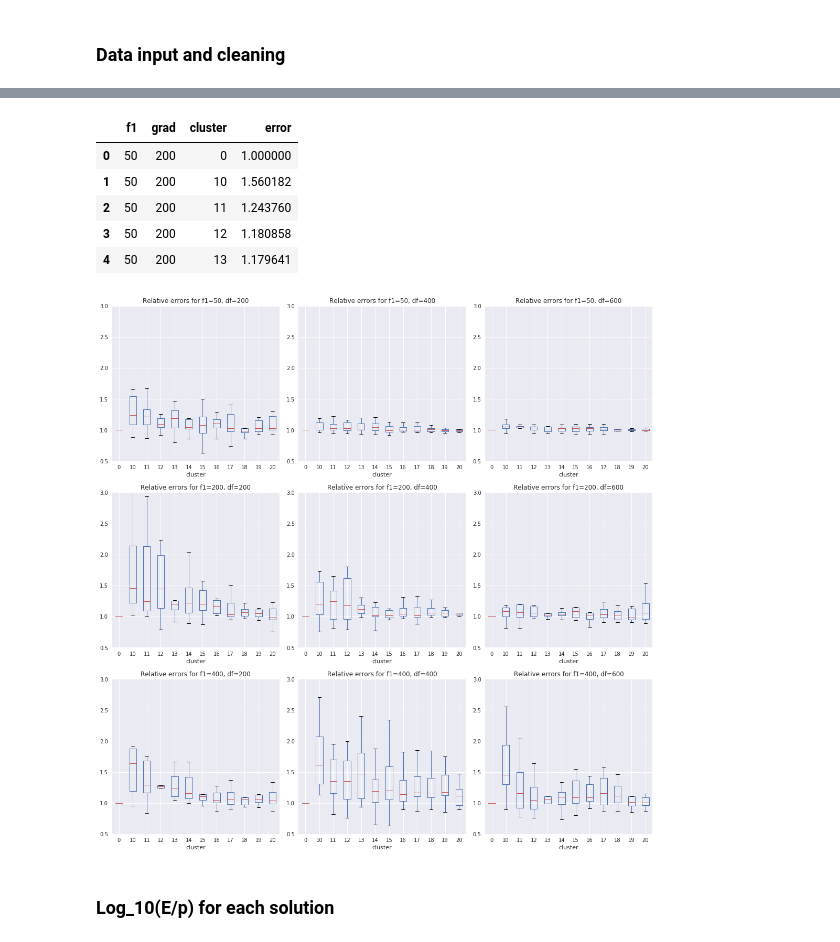
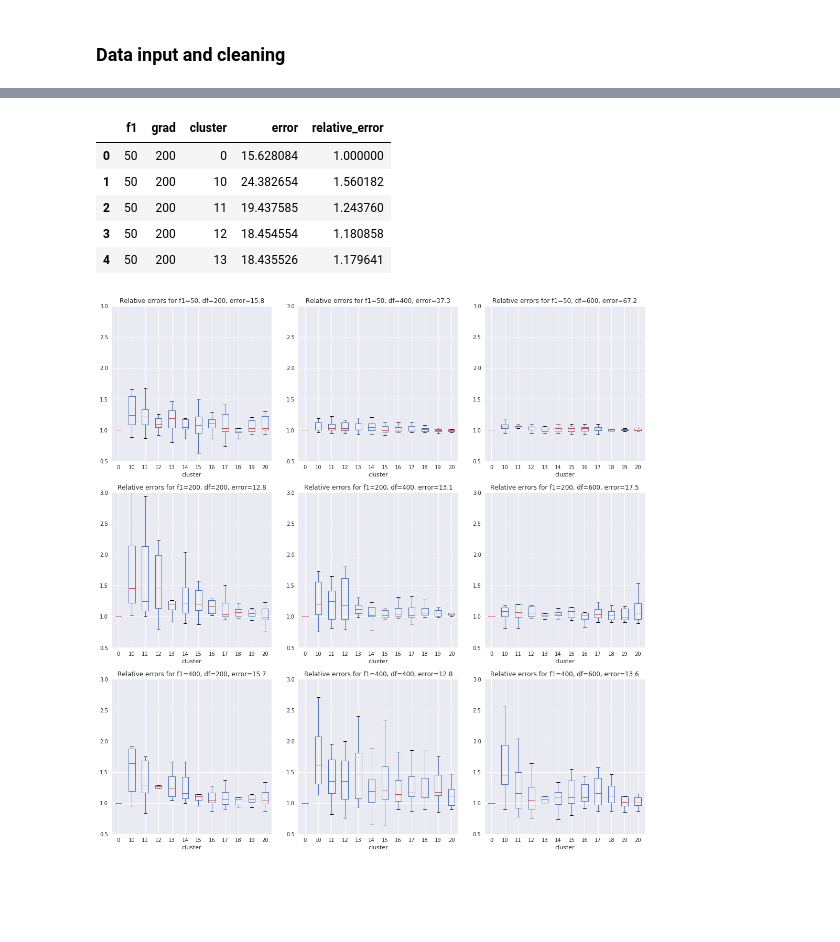
Before and after one commit to byi649/Design-Automation-Optimisation-for-Multi-Material-3D-Printing, a Jupyter notebook: Results/2018-08-03/Statistical analysis.ipynb, the cells around one changed output, grey strips where cells are left out. Drawn from its saved outputs; the diff is of its cells as text; code cells hidden in the pictures; blank space fills up the shorter version.

```diff
--- a/Results/2018-08-03/Statistical analysis.ipynb
+++ b/Results/2018-08-03/Statistical analysis.ipynb
@@ -42,44 +30,44 @@ data
 # %%
 data_clean = pd.concat([data["f1"], data["grad"], data["cluster"], data["error"]], axis=1)
+data_clean["relative_error"] = 0
 
 for index, row in data_clean.iterrows():
     if row["cluster"] == 0:
         baseline = row["error"]
-        data_clean.iloc[index, 3] = 1
+        data_clean.iloc[index, 4] = 1
     else:
-        data_clean.iloc[index, 3] = row["error"]/baseline
+        data_clean.iloc[index, 4] = row["error"]/baseline
 
 data_clean.head()
 # %% [output]
-|  | f1 | grad | cluster | error |
-| 0 | 50 | 200 | 0 | 1.000000 |
-| 1 | 50 | 200 | 10 | 1.560182 |
-| 2 | 50 | 200 | 11 | 1.243760 |
-| 3 | 50 | 200 | 12 | 1.180858 |
-| 4 | 50 | 200 | 13 | 1.179641 |
+|  | f1 | grad | cluster | error | relative_error |
+| 0 | 50 | 200 | 0 | 15.628084 | 1.000000 |
+| 1 | 50 | 200 | 10 | 24.382654 | 1.560182 |
+| 2 | 50 | 200 | 11 | 19.437585 | 1.243760 |
+| 3 | 50 | 200 | 12 | 18.454554 | 1.180858 |
+| 4 | 50 | 200 | 13 | 18.435526 | 1.179641 |
 # %%
 import itertools
 
 i = 0
 plt.figure(figsize=(15, 15))
 
 for f1, df in list(itertools.product([50, 200, 400], [200, 400, 600])):
 
     plt.subplot(3, 3, i+1)
     ax=plt.gca()
 
-    test = data_clean[(data_clean["f1"] == f1) & (data_clean["grad"] == df)].drop(["f1", "grad"], axis=1)
-    axis = test.boxplot(column="error", by="cluster", ax=ax)
+    test = data_clean[(data_clean["f1"] == f1) & (data_clean["grad"] == df)].drop(["f1", "grad", "error"], axis=1)
+    mean = data_clean[(data_clean["f1"] == f1) & (data_clean["grad"] == df) & (data_clean["cluster"] == 0)]["error"].mean()
+    axis = test.boxplot(column="relative_error", by="cluster", ax=ax)
     axis.set_ylim(0.5, 3)
-    plt.title("Relative errors for f1={}, df={}".format(f1, df))
+    plt.title("Relative errors for f1={}, df={}, error={:.1f}".format(f1, df, mean))
     plt.suptitle("")
 
 
     i += 1
 
 plt.tight_layout()
 plt.show()
 # %% [output]
-[figure, old version]
+[figure, new version]
-# %% [markdown]
-### Log_10(E/p) for each solution
```
Also changed, not shown: parts of 2 cells of this notebook.
